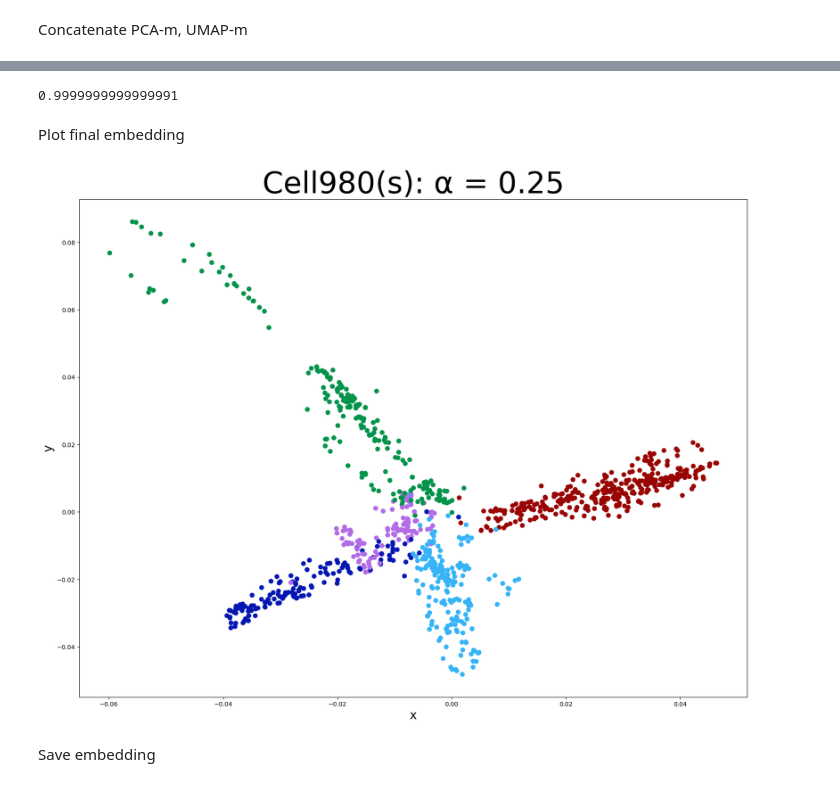
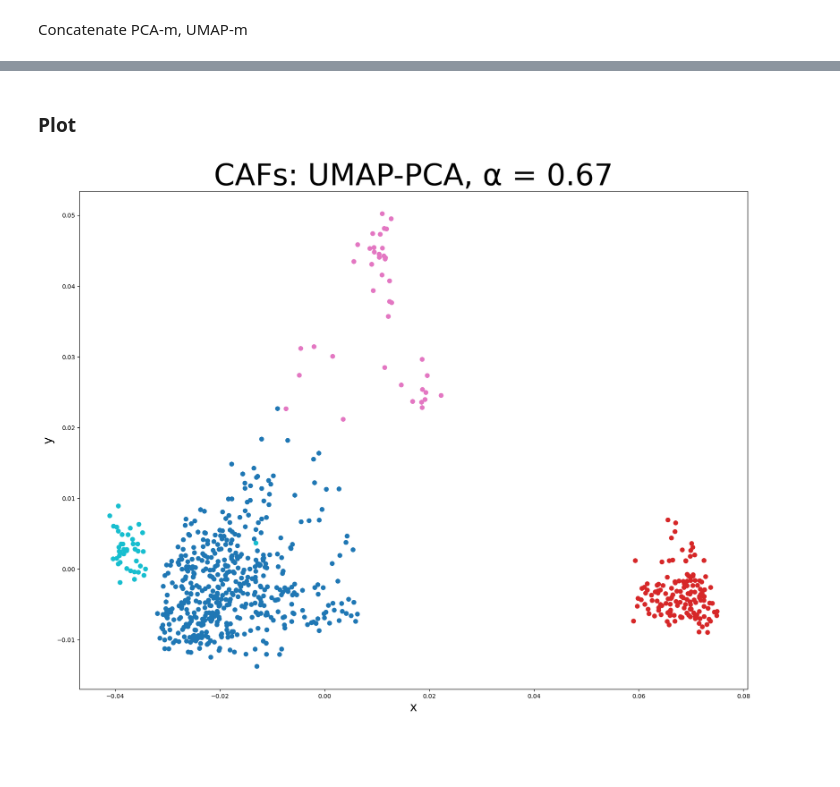
Before and after one commit to corinne-ort/drpaper25, a Jupyter notebook: concatenate.ipynb, the cells around one changed output, grey strips where cells are left out. Saved outputs shown, nothing was run; the diff lists cells and outputs as text; code cells hidden in the pictures; blank space fills up the shorter version.

Commit message:
CAFs UMAP-PCA embeddings

```diff
--- a/concatenate.ipynb
+++ b/concatenate.ipynb
@@ -58,0 +82,5 @@ print(umapM.shape)
+# %%
+path = '/Users/corinne/Documents/GitHub/drpaper25/'
+df = pd.read_csv(path + 'data/pcadata_TMPanc_WithLocAvg.csv')
+X_train = df.values[:,0:(df.shape[1]-1)]
+y_train = df.values[:,df.shape[1]-1]
@@ -72,5 +91,4 @@ Load scale for norm
 # %%
-# adjust norm?
-alpha = 0.25
-umapM = umapM * (alpha)
-pcaM = pcaM * (1-alpha)
+alpha = 0.67
+umapM_sc = umapM * (alpha) # sc for scaled
+pcaM_sc = pcaM * (1-alpha)
@@ -81,6 +95,6 @@ print(LA.norm(umapM))
 # %% [markdown]
 Concatenate PCA-m, UMAP-m
 # %%
-concat_emb = np.concatenate((pcaM,umapM), axis=1)
+concat_emb = np.concatenate((pcaM_sc,umapM_sc), axis=1)
 print(concat_emb.shape)
 # %% [output]
@@ -90,3 +104,4 @@ Reduce to 2 dimensions with PCA
 # %%
 reducer = PCA(n_components=2, random_state=42)
-emb = reducer.fit_transform(concat_emb)
+y = reducer.fit_transform(concat_emb)
+y = y / LA.norm(y) # normalize scale to 1
@@ -99,4 +107,0 @@ emb = emb / LA.norm(emb) # normalize scale to 1
-# %%
-print(LA.norm(emb))
-# %% [output]
-0.9999999999999991
@@ -105,2 +107,0 @@ np.save("Cell980 0.25.npy", emb)
-# %% [markdown]
-Plot final embedding
@@ -107,18 +110,17 @@ Plot final embedding
+# %% [markdown]
+### Plot ###
 # %%
 plt.figure(figsize=(20,15))
-#colors = ['#17329f','#98034c','#03934a','#6ebac3'] # CAFs
-colors = ['#0517b3','#b16ce6','#03934a','#36b4f7','#980503'] # cell mix
-mapped_colors = [colors[int(value-1)] for value in y_train]
-plt.scatter(emb[:,0], emb[:,1], c = mapped_colors, s = 50) # cell mix
-#plt.scatter(emb[:,0], emb[:,1], s = 50, c=y_train, cmap='tab10') # RNA, CAFs
-#plt.title("Cell Mix 980 - UMAP initialized with PCA", fontsize = 50)
-# \u03B1 = 1/3
-# L0/L1(s)
-plt.title("Cell980(s): \u03B1 = 0.25", fontsize = 50)
-#plt.title("CAFs(s): \u03B1 = 0.75", fontsize = 50)
+
+# for Kang
+#colors = ['#1f77b4','#ff7f0e','#0d5e02','#d62728','#9467bd','#8c564b','#e377c2','#7f7f7f','#9ccf00','#07c1ef','#23199d','#099b95','#f6bf00'] # Kang
+#mapped_colors = [colors[int(value-1)] for value in y_train]
+#plt.scatter(y[:,0], y[:,1], s = 50, c=mapped_colors) # Kang
+
+plt.scatter(y[:,0], y[:,1], s = 50, c=y_train, cmap='tab10')
+# tSNE_PCA: \u03B1 = 0.75
+plt.title("CAFs: UMAP-PCA, \u03B1 = 0.67", fontsize = 50)
 plt.xlabel("x", fontsize = 20); plt.ylabel("y", fontsize = 20)
 plt.show()
 # %% [output]
-[figure, old version]
+[figure, new version]
-# %% [markdown]
-Save embedding
```
Also changed, not shown: parts of 40 cells of this notebook, 7 other files.
